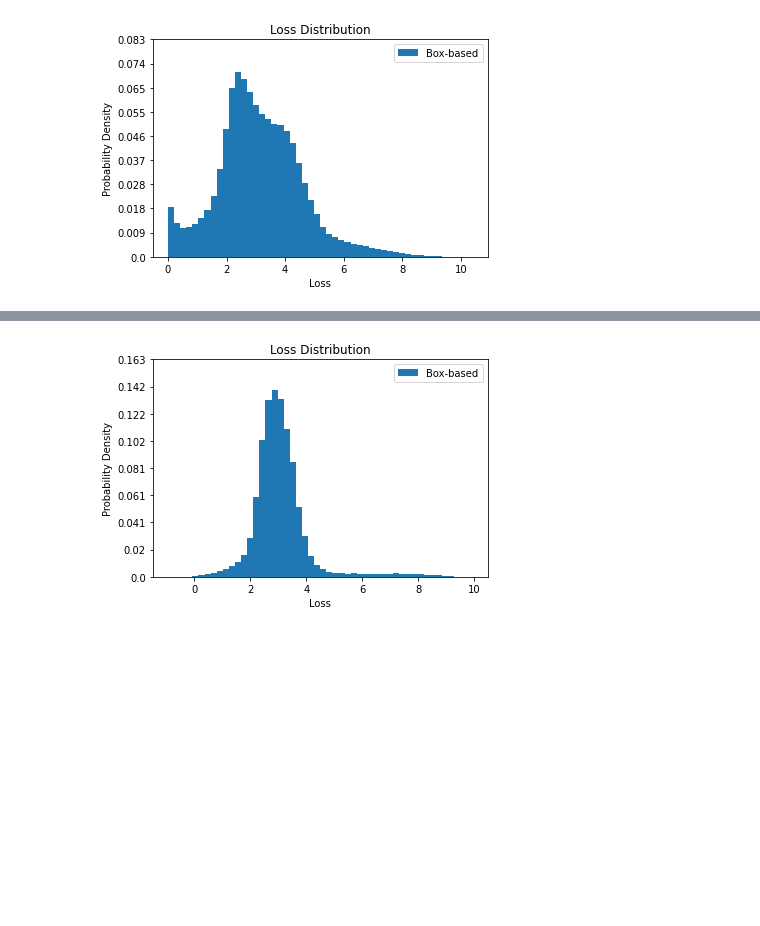
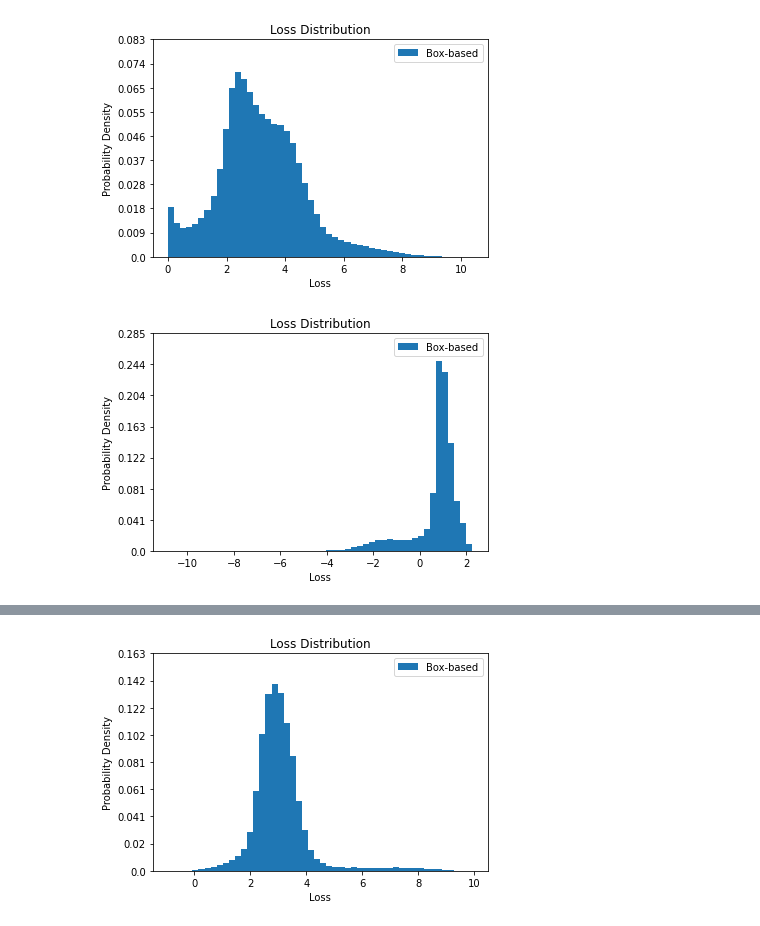
Before and after one commit to susanbao/orkspace, a Jupyter notebook: DINO/estimated_loss_analysis.ipynb, the cells around one changed output, grey strips where cells are left out. Cells and saved outputs as stored; diff of their text form; code cells hidden in the pictures; blank space fills up the shorter version.

```diff
--- a/DINO/estimated_loss_analysis.ipynb
+++ b/DINO/estimated_loss_analysis.ipynb
@@ -101,3 +241,7 @@ display_data_hist(val_losses)
 display_data_hist(train_losses)
 # %% [output]
 [figure]
+# %%
+display_data_hist(np.log(val_losses))
+# %% [output]
+[figure, added]
```
Also changed, not shown: parts of 18 cells of this notebook, 3 other files.
